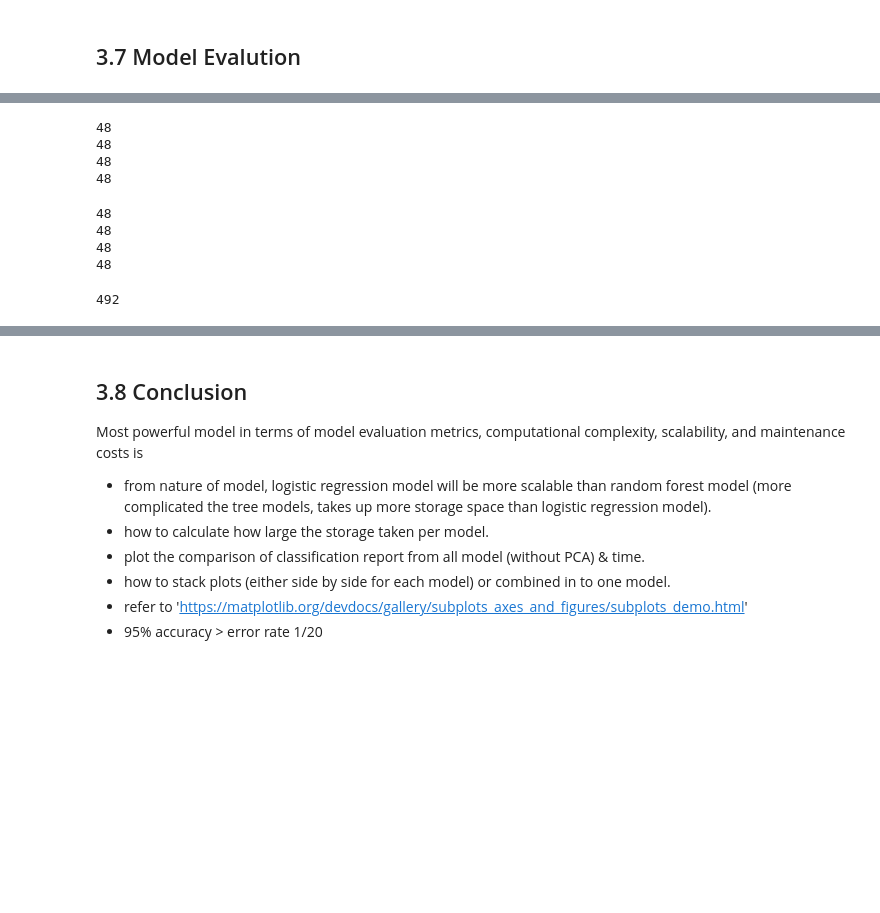
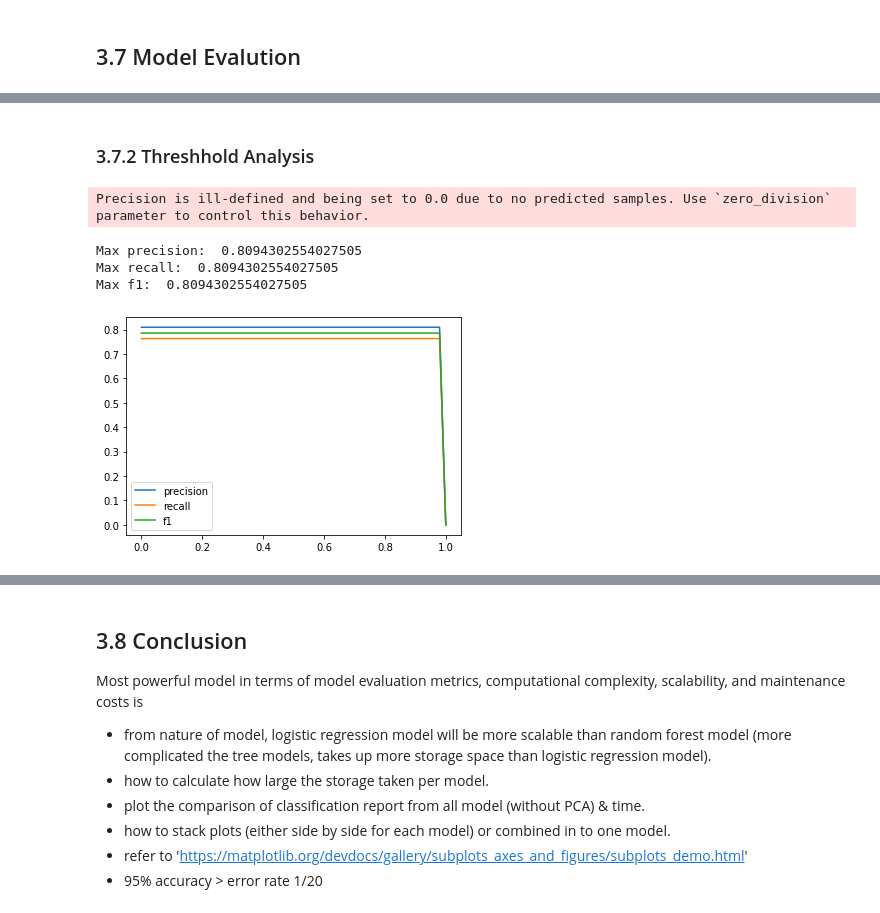
Before and after one commit to masae-kobayashi-wen/Capstone-Project, a Jupyter notebook: work_in_progress/Speed dating_3-4_preprocessing & Modeling_F&M_mk_draft.ipynb, the cells around one changed output, grey strips where cells are left out. Cells and saved outputs as stored; diff of their text form; code cells hidden in the pictures; blank space fills up the shorter version.

Commit message:
updated the draft
Included model size calculation & threshold calculation

```diff
--- a/work_in_progress/Speed dating_3-4_preprocessing & Modeling_F&M_mk_draft.ipynb
+++ b/work_in_progress/Speed dating_3-4_preprocessing & Modeling_F&M_mk_draft.ipynb
@@ -2301,30 +2328,44 @@ model size:  48
 | accuracy | 0.804625 | 0.804625 | 0.804625 | 0.804625 |
 | macro avg | 0.804767 | 0.794359 | 0.797763 | 1254.000000 |
 | weighted avg | 0.804681 | 0.804625 | 0.802932 | 1254.000000 |
-# %%
-# check size of these model namme
-print(sys.getsizeof(logreg0)) #%%%% Return the size of an object in bytes.
-print(sys.getsizeof(logreg1))
-print(sys.getsizeof(rfc0))
-print(sys.getsizeof(rfc1))
-# %% [output]
-48
-48
-48
-48
-# %%
-# check size of these model namme
-print(sys.getsizeof(logreg_cv0)) #%%%% Return the size of an object in bytes.
-print(sys.getsizeof(logreg_cv1))
-print(sys.getsizeof(rfc_cv0))
-print(sys.getsizeof(rfc_cv1))
-# %% [output]
-48
-48
-48
-48
-# %%
-# check size of df for comparison
-sys.getsizeof(lgsk_reprot0_df) # all the possible model's size is smaller than df!?
-# %% [output]
-492
+# %% [markdown]
+### 3.7.2 Threshhold Analysis
+# %%
+# function for analysis
+def make_thresh(target, n_points): # try n_points = 50 or 100...
+    probs = np.linspace(0, 1, n_points)
+    # calculate each metric here
+    precision = [metrics.precision_score(y_test, np.where(target > thresh, 1, 0)) for thresh in probs]
+    recall = [metrics.recall_score(y_test, np.where(target > thresh, 1, 0)) for thresh in probs]
+    f1 = [metrics.f1_score(y_test, np.where(target > thresh, 1, 0)) for thresh in probs]
+    return (precision, recall, f1)
+
+def make_thresh_plot(model_tresh):
+    # plot the value of the metric against the threshold
+    # plt.figure(figsize=(12,12))
+    plt.plot(probs, model_tresh[0], label = 'precision')
+    plt.plot(probs, model_tresh[1], label = 'recall')
+    plt.plot(probs, model_tresh[2], label = 'f1')
+    plt.legend();
+
+def max_tresh(model_tresh):
+    # if you want to find the maximum value for a given score:
+    model_precision_max_idx = np.argmax(model_tresh[0]) # index of maximum precision
+    print('Max precision: ', logreg0_precision[model_precision_max_idx]) # value of max precision
+
+    model_recall_max_idx = np.argmax(model_tresh[1])
+    print('Max recall: ', logreg0_precision[model_recall_max_idx])
+
+    model_f1_max_idx = np.argmax(model_tresh[2])
+    print('Max f1: ', logreg0_precision[model_f1_max_idx])
+# %%
+# logistic regreassion via sklearn
+logreg0_thresh = make_thresh(lg_y_pred0, 50) # optionally
+make_thresh_plot(logreg0_thresh)
+max_tresh(logreg0_thresh)
+# %% [output]
+Precision is ill-defined and being set to 0.0 due to no predicted samples. Use `zero_division` parameter to control this behavior.
+Max precision:  0.8094302554027505
+Max recall:  0.8094302554027505
+Max f1:  0.8094302554027505
+[figure, added]
```
Also changed, not shown: parts of 47 cells of this notebook.
